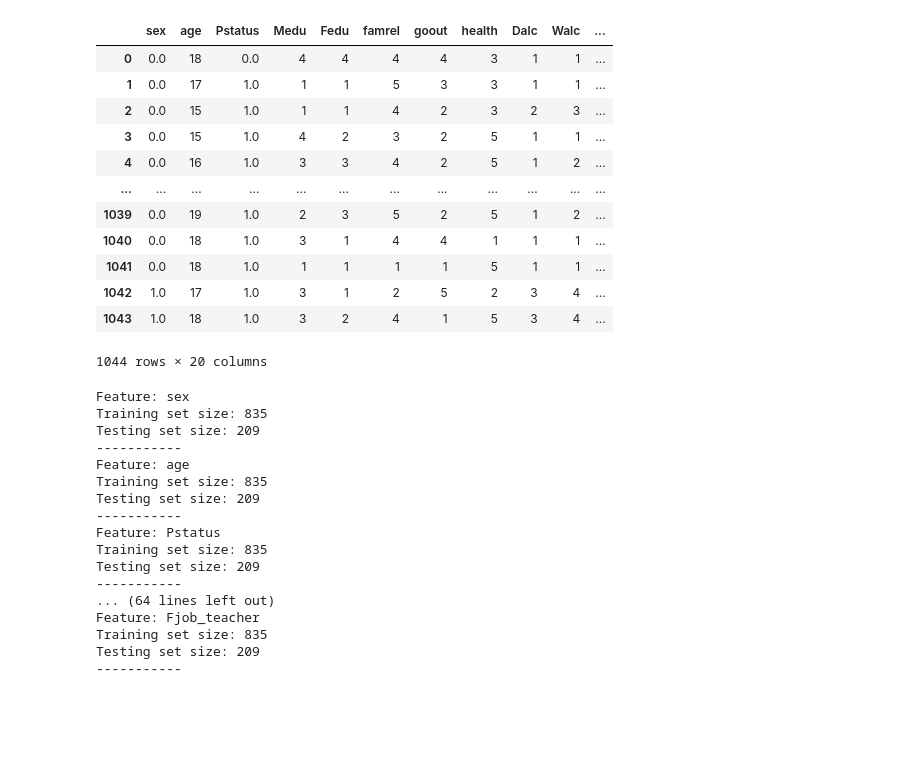
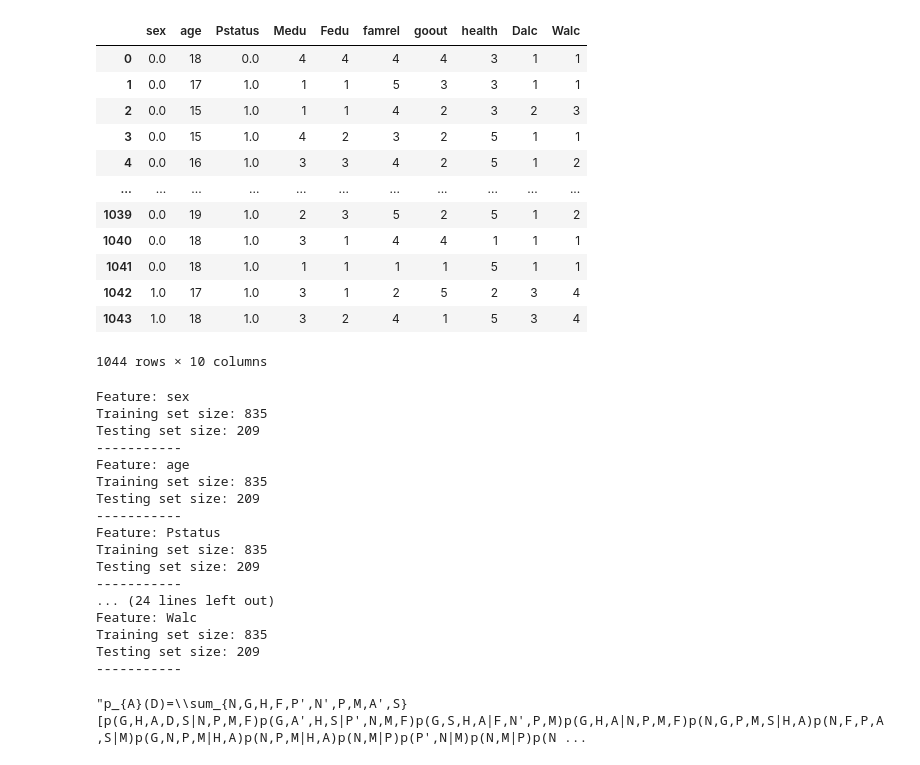
Before and after one commit to moon1201/DSGP8_Final, a Jupyter notebook: ATE.ipynb, the cells around one changed output. Saved outputs shown, nothing was run; the diff lists cells and outputs as text; code cells hidden in the pictures; blank space fills up the shorter version.

```diff
--- a/ATE.ipynb
+++ b/ATE.ipynb
@@ -35,34 +29,34 @@ id_str, id_eqn, isident = algs.idfixing(G, {'H'}, {'D'})
 # %%
 from sklearn.preprocessing import OrdinalEncoder
 import os
 from sklearn.model_selection import train_test_split
 
 # Load the dataset
 total_data = pd.read_csv("./student-encoded.csv")
 # total_data.drop(labels = ['goout', 'health'], axis=1)
 # Specify the desired features and target column
-desired_features = ['sex', 'age', 'Pstatus','Medu','Fedu','famrel' ,'Mjob', 'Fjob', 'goout', 'health', 'Dalc','Walc']
+desired_features = ['sex', 'age', 'Pstatus','Medu','Fedu','famrel' , 'goout', 'health', 'Dalc','Walc']
 df = total_data[desired_features].copy()
 
-df = pd.get_dummies(df, columns=['Mjob', 'Fjob'])
+# df = pd.get_dummies(df, columns=['Mjob', 'Fjob'])
 
 # target_column = df['Walc']
 target_column = df['Dalc']
 df
 # %% [output]
-|  | sex | age | Pstatus | Medu | Fedu | famrel | goout | health | Dalc | Walc | ... |
-| 0 | 0.0 | 18 | 0.0 | 4 | 4 | 4 | 4 | 3 | 1 | 1 | ... |
-| 1 | 0.0 | 17 | 1.0 | 1 | 1 | 5 | 3 | 3 | 1 | 1 | ... |
-| 2 | 0.0 | 15 | 1.0 | 1 | 1 | 4 | 2 | 3 | 2 | 3 | ... |
-| 3 | 0.0 | 15 | 1.0 | 4 | 2 | 3 | 2 | 5 | 1 | 1 | ... |
-| 4 | 0.0 | 16 | 1.0 | 3 | 3 | 4 | 2 | 5 | 1 | 2 | ... |
-| ... | ... | ... | ... | ... | ... | ... | ... | ... | ... | ... | ... |
-| 1039 | 0.0 | 19 | 1.0 | 2 | 3 | 5 | 2 | 5 | 1 | 2 | ... |
-| 1040 | 0.0 | 18 | 1.0 | 3 | 1 | 4 | 4 | 1 | 1 | 1 | ... |
-| 1041 | 0.0 | 18 | 1.0 | 1 | 1 | 1 | 1 | 5 | 1 | 1 | ... |
-| 1042 | 1.0 | 17 | 1.0 | 3 | 1 | 2 | 5 | 2 | 3 | 4 | ... |
-| 1043 | 1.0 | 18 | 1.0 | 3 | 2 | 4 | 1 | 5 | 3 | 4 | ... |
+|  | sex | age | Pstatus | Medu | Fedu | famrel | goout | health | Dalc | Walc |
+| 0 | 0.0 | 18 | 0.0 | 4 | 4 | 4 | 4 | 3 | 1 | 1 |
+| 1 | 0.0 | 17 | 1.0 | 1 | 1 | 5 | 3 | 3 | 1 | 1 |
+| 2 | 0.0 | 15 | 1.0 | 1 | 1 | 4 | 2 | 3 | 2 | 3 |
+| 3 | 0.0 | 15 | 1.0 | 4 | 2 | 3 | 2 | 5 | 1 | 1 |
+| 4 | 0.0 | 16 | 1.0 | 3 | 3 | 4 | 2 | 5 | 1 | 2 |
+| ... | ... | ... | ... | ... | ... | ... | ... | ... | ... | ... |
+| 1039 | 0.0 | 19 | 1.0 | 2 | 3 | 5 | 2 | 5 | 1 | 2 |
+| 1040 | 0.0 | 18 | 1.0 | 3 | 1 | 4 | 4 | 1 | 1 | 1 |
+| 1041 | 0.0 | 18 | 1.0 | 1 | 1 | 1 | 1 | 5 | 1 | 1 |
+| 1042 | 1.0 | 17 | 1.0 | 3 | 1 | 2 | 5 | 2 | 3 | 4 |
+| 1043 | 1.0 | 18 | 1.0 | 3 | 2 | 4 | 1 | 5 | 3 | 4 |
-1044 rows × 20 columns
+1044 rows × 10 columns
 # %%
 # Create a file to save the split data
 output_dir = "./split_data/"
@@ -100,8 +94,8 @@ Feature: Pstatus
 Training set size: 835
 Testing set size: 209
 -----------
-... (64 lines left out)
-Feature: Fjob_teacher
+... (24 lines left out)
+Feature: Walc
 Training set size: 835
 Testing set size: 209
 -----------
@@ -157,5 +149,9 @@ data = {"D'": D_train,
         "H": H_train,
         "G": G_train}
+# %%
+id_str
+# %% [output]
+"p_{A}(D)=\\sum_{N,G,H,F,P',N',P,M,A',S}[p(G,H,A,D,S|N,P,M,F)p(G,A',H,S|P',N,M,F)p(G,S,H,A|F,N',P,M)p(G,H,A|N,P,M,F)p(N,G,P,M,S|H,A)p(N,F,P,A,S|M)p(G,N,P,M|H,A)p(N,P,M|H,A)p(N,M|P)p(P',N|M)p(N,M|P)p(N ...
 # %%
 prob = list(set(id_str.split('}')[2][1:-1].split('p')[1:]))
 prob
```
Also changed, not shown: parts of 13 cells of this notebook, 12 other files.
